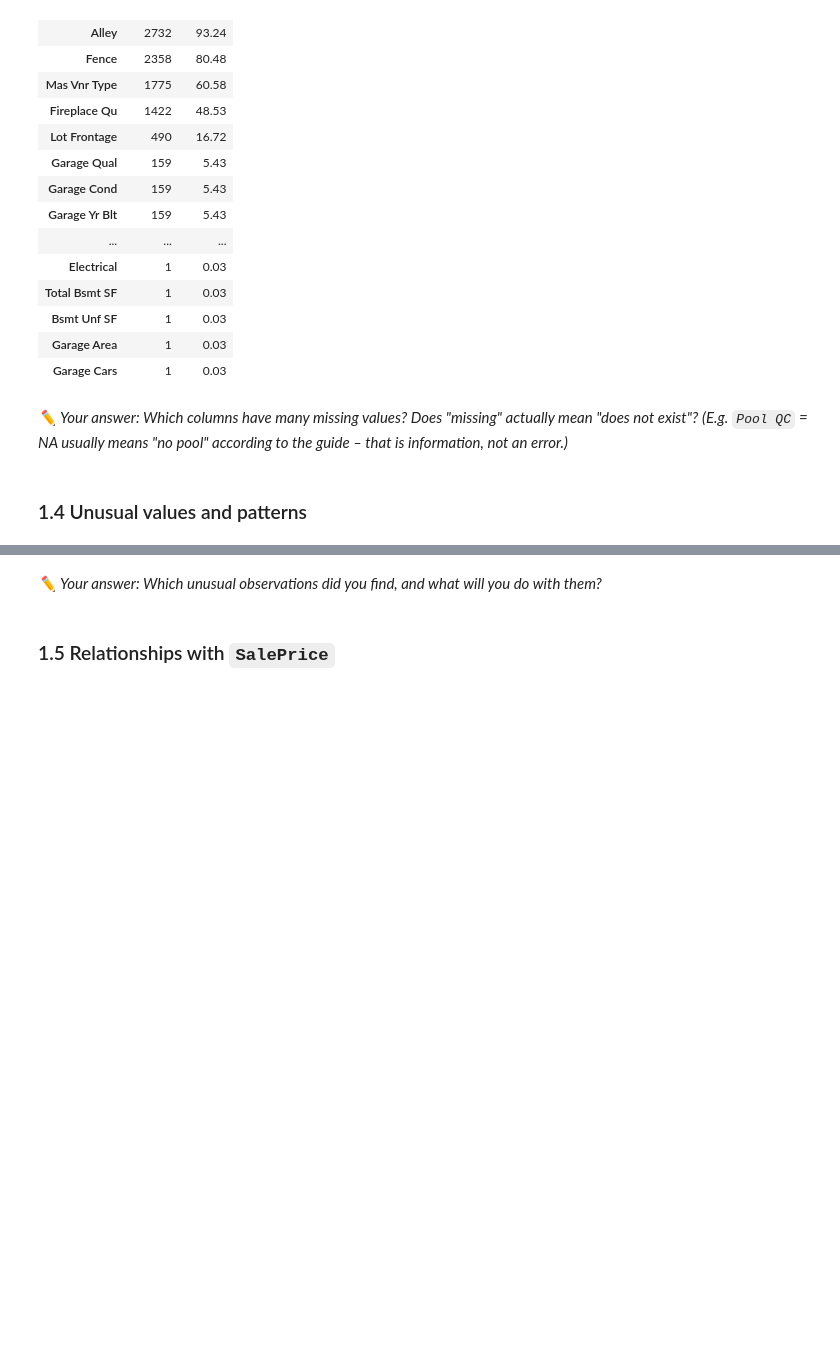
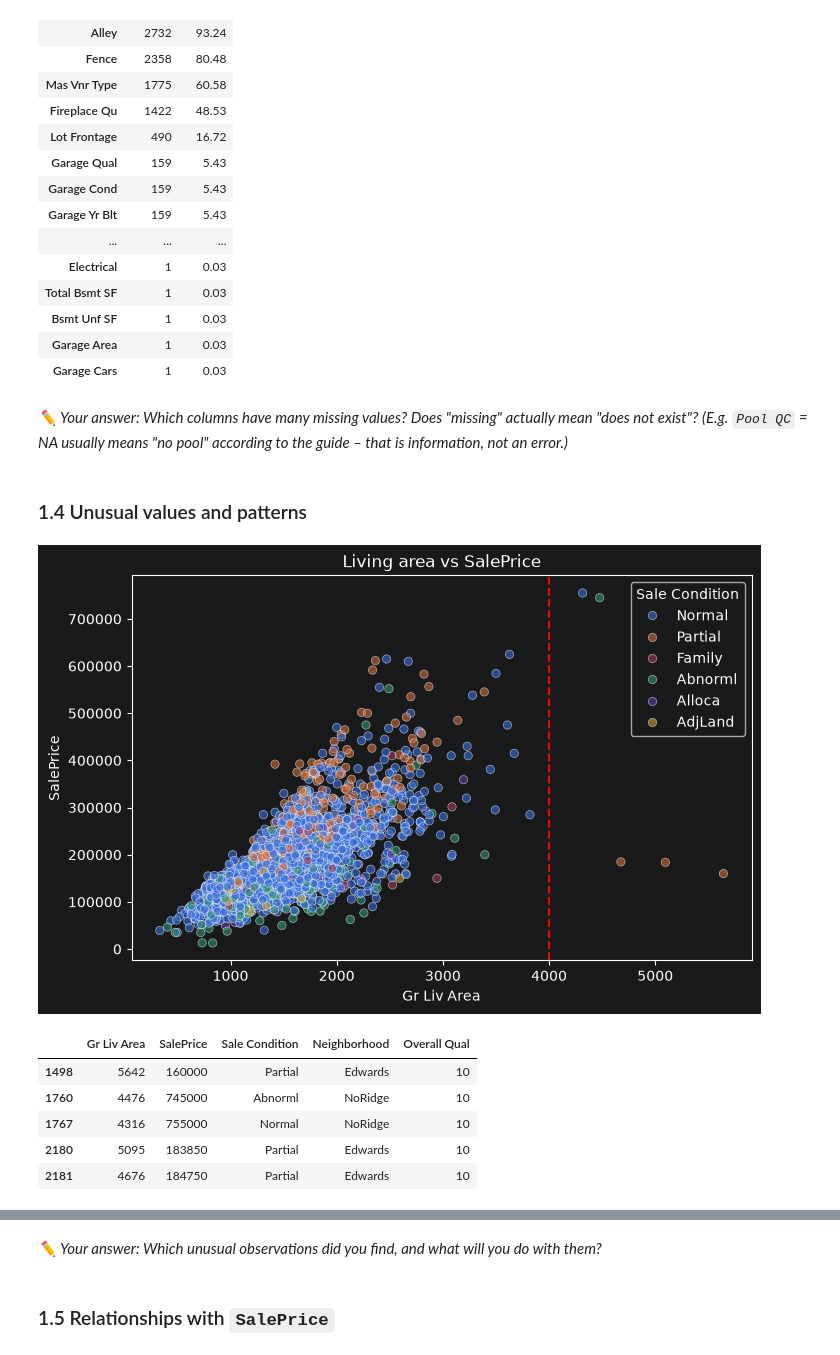
Before and after one commit to Frednos/Machine-Learning-Assignment-1, a Jupyter notebook: housing_price_prediction.ipynb, the cells around one changed output, grey strips where cells are left out. Drawn from its saved outputs; the diff is of its cells as text; code cells hidden in the pictures; blank space fills up the shorter version.

Commit message:
Plots done

```diff
--- a/housing_price_prediction.ipynb
+++ b/housing_price_prediction.ipynb
@@ -189,7 +183,18 @@ missing
 # %% [markdown]
 ### 1.4 Unusual values and patterns
 # %%
-# HINT: Look for outliers, e.g. a scatter plot of 'Gr Liv Area' vs 'SalePrice'.
-# (The dataset documentation mentions a few very large houses with low prices.)
-# Also check df.describe() for strange min/max values, and categories with very few observations
-# (df[col].value_counts()).
+plt.figure(figsize=(8, 5))
+sns.scatterplot(x="Gr Liv Area", y="SalePrice", hue="Sale Condition", data=df, alpha=0.6)
+plt.axvline(4000, color="red", linestyle="--")
+plt.title("Living area vs SalePrice")
+plt.show()
+
+df[df["Gr Liv Area"] > 4000][["Gr Liv Area", "SalePrice", "Sale Condition", "Neighborhood", "Overall Qual"]]
+# %% [output]
+[figure, added]
+|  | Gr Liv Area | SalePrice | Sale Condition | Neighborhood | Overall Qual |
+| 1498 | 5642 | 160000 | Partial | Edwards | 10 |
+| 1760 | 4476 | 745000 | Abnorml | NoRidge | 10 |
+| 1767 | 4316 | 755000 | Normal | NoRidge | 10 |
+| 2180 | 5095 | 183850 | Partial | Edwards | 10 |
+| 2181 | 4676 | 184750 | Partial | Edwards | 10 |
```
Also changed, not shown: parts of 7 cells of this notebook.
